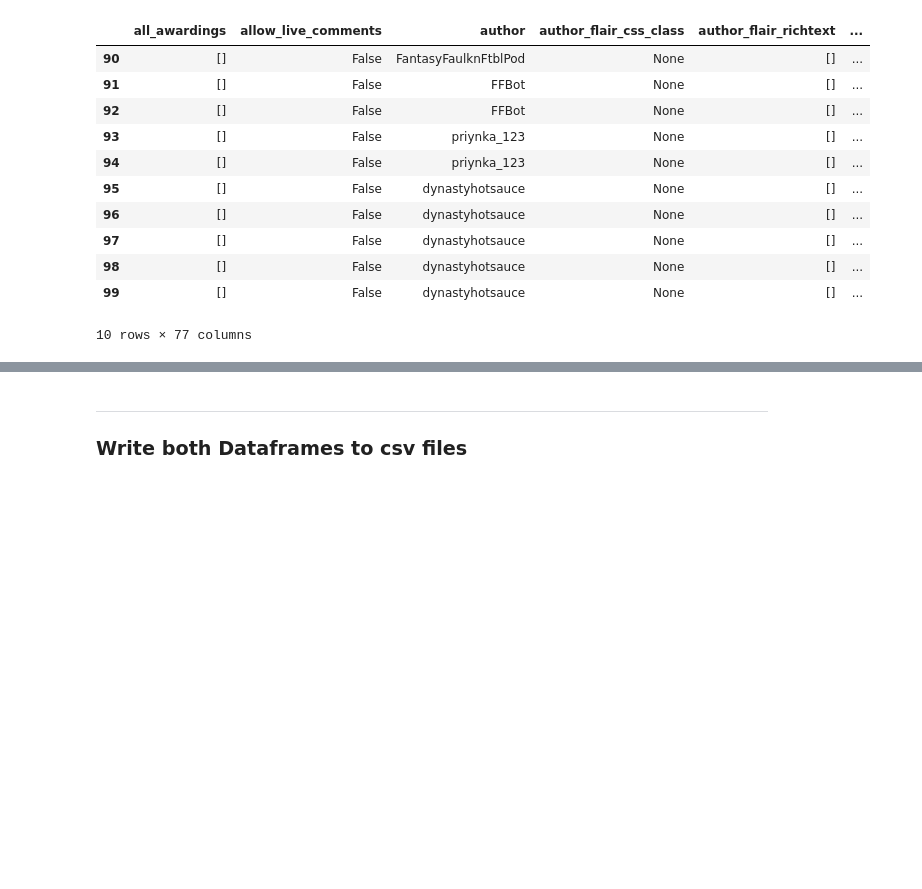
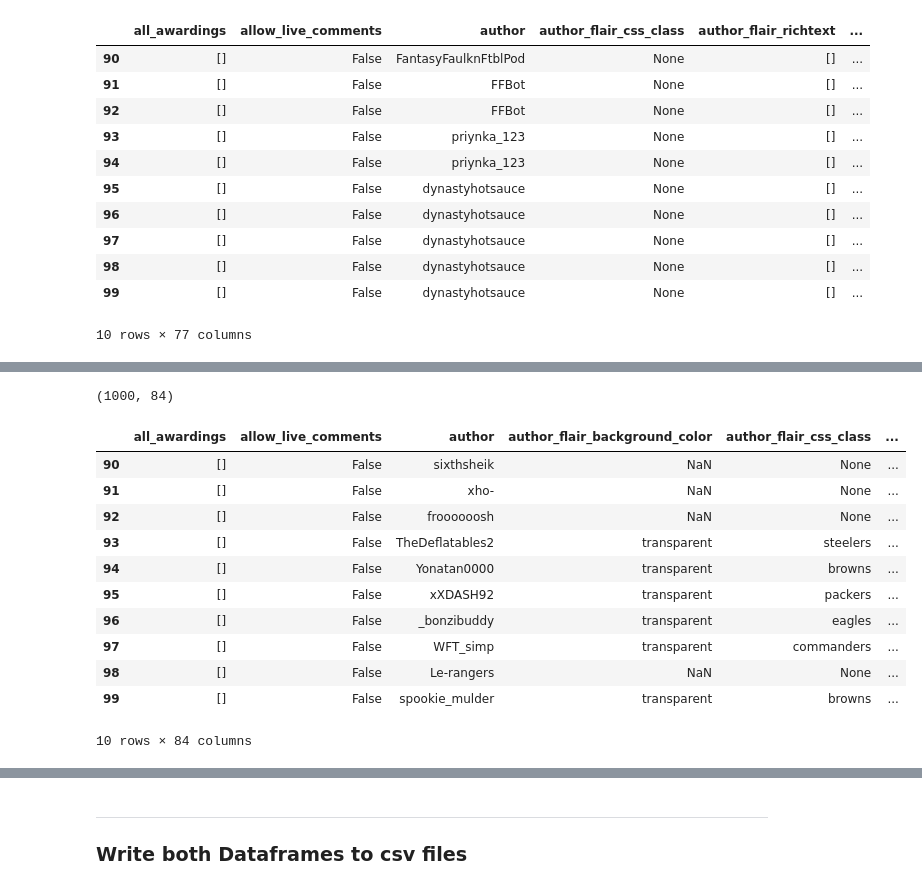
Before and after one commit to pemurp19/Web-Scraping-and-NLP---Reddit, a Jupyter notebook: code/Web Scraping.ipynb, the cells around one changed output, grey strips where cells are left out. Cells and saved outputs as stored; diff of their text form; code cells hidden in the pictures; blank space fills up the shorter version.

```diff
--- a/code/Web Scraping.ipynb
+++ b/code/Web Scraping.ipynb
@@ -102,0 +111,32 @@ nfl_df.head()
+# %%
+# Now pull for r/nfl
+
+def pull_1000_posts(subreddit_name):
+    full_df = pd.DataFrame()
+    url = 'https://api.pushshift.io/reddit/search/submission'
+
+    before_param = 1655872062
+    for _ in range(10):
+        params = {
+            'subreddit': subreddit_name,
+            'size': 100,
+            'before': before_param}
+
+        res = requests.get(url, params)
+
+        '''
+        Checks to make sure no error in connecting to API
+        pull a list of posts and convert to dataframe
+        Concat with dataframe from prior pull to combine into 1000 posts
+
+        '''
+        print(res.status_code)
+        posts = res.json()['data']
+        group = pd.DataFrame(posts)
+
+        full_df = pd.concat([full_df,group])
+        before_param = before_param - 800_000
+        time.sleep(3)
+    return full_df
+# %%
+nfl_df = pull_1000_posts('nfl')
@@ -102,0 +154,21 @@ nfl_df.head()
+# %%
+#confirming 1000 posts were pulled
+nfl_df.shape
+# %% [output]
+(1000, 84)
+# %%
+#checking that unique posts were pulled and added to the dataframe
+nfl_df.iloc[90:100]
+# %% [output]
+|  | all_awardings | allow_live_comments | author | author_flair_background_color | author_flair_css_class | ... |
+| 90 | [] | False | sixthsheik | NaN | None | ... |
+| 91 | [] | False | xho- | NaN | None | ... |
+| 92 | [] | False | froooooosh | NaN | None | ... |
+| 93 | [] | False | TheDeflatables2 | transparent | steelers | ... |
+| 94 | [] | False | Yonatan0000 | transparent | browns | ... |
+| 95 | [] | False | xXDASH92 | transparent | packers | ... |
+| 96 | [] | False | _bonzibuddy | transparent | eagles | ... |
+| 97 | [] | False | WFT_simp | transparent | commanders | ... |
+| 98 | [] | False | Le-rangers | NaN | None | ... |
+| 99 | [] | False | spookie_mulder | transparent | browns | ... |
+10 rows × 84 columns
```
Also changed, not shown: parts of 14 cells of this notebook, 2 other files.
